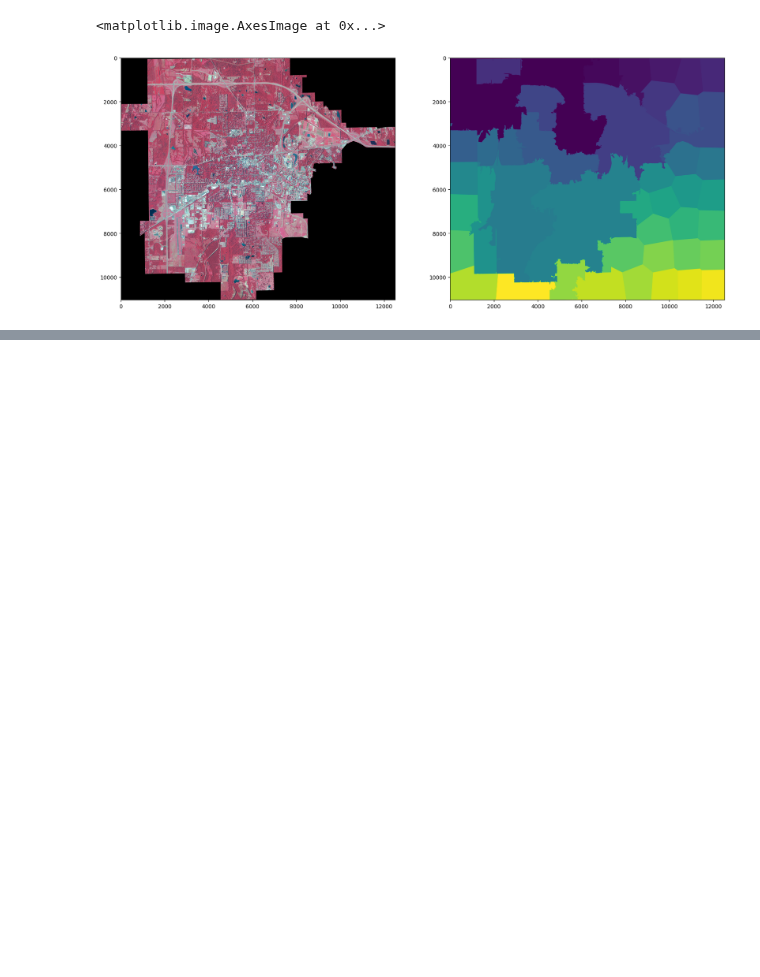
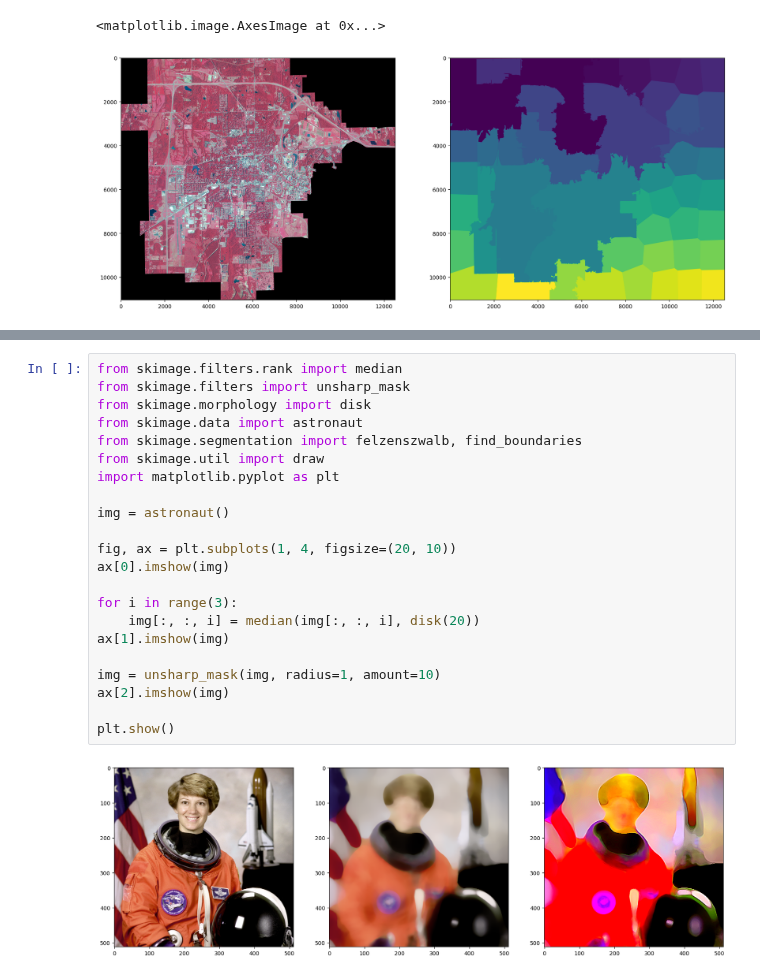
Before and after one commit to DakotaHester/ms-land-cover, a Jupyter notebook: postprocessing.ipynb, the cells around one changed output, grey strips where cells are left out. Drawn from its saved outputs; the diff is of its cells as text; blank space fills up the shorter version.

Commit message:
Add median filtering to postprocessing code

```diff
--- a/postprocessing.ipynb
+++ b/postprocessing.ipynb
@@ -482,0 +740,24 @@ ax[1].imshow(segmented_image)
+# %%
+from skimage.filters.rank import median
+from skimage.filters import unsharp_mask
+from skimage.morphology import disk
+from skimage.data import astronaut
+from skimage.segmentation import felzenszwalb, find_boundaries
+from skimage.util import draw
+import matplotlib.pyplot as plt
+
+img = astronaut()
+
+fig, ax = plt.subplots(1, 4, figsize=(20, 10))
+ax[0].imshow(img)
+
+for i in range(3):
+    img[:, :, i] = median(img[:, :, i], disk(20))
+ax[1].imshow(img)
+
+img = unsharp_mask(img, radius=1, amount=10)
+ax[2].imshow(img)
+
+plt.show()
+# %% [output]
+[figure, added]
```
Also changed, not shown: parts of 5 cells of this notebook, 3 other files.
